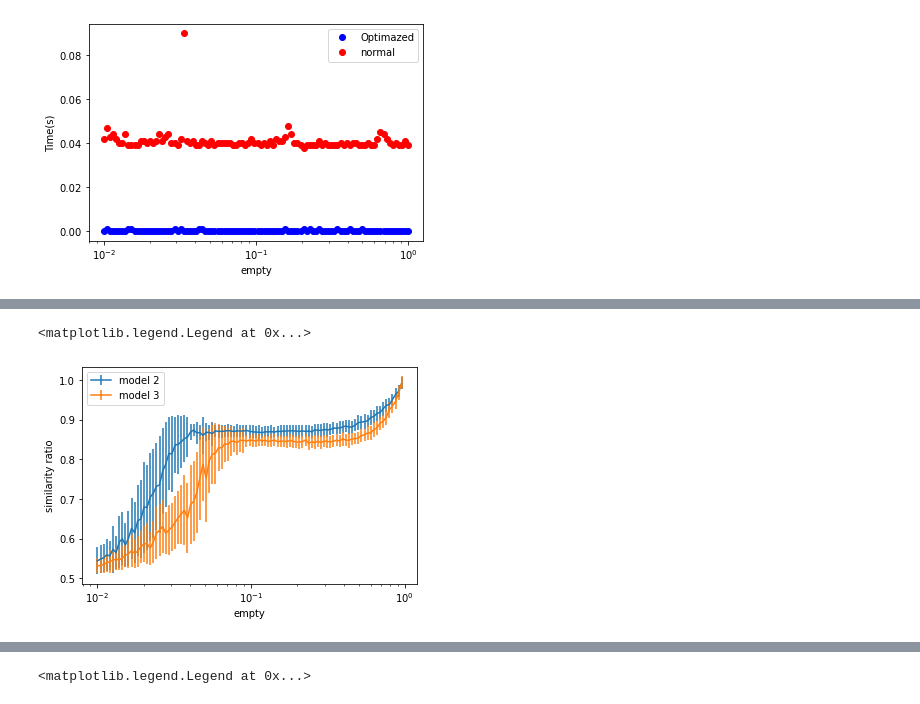
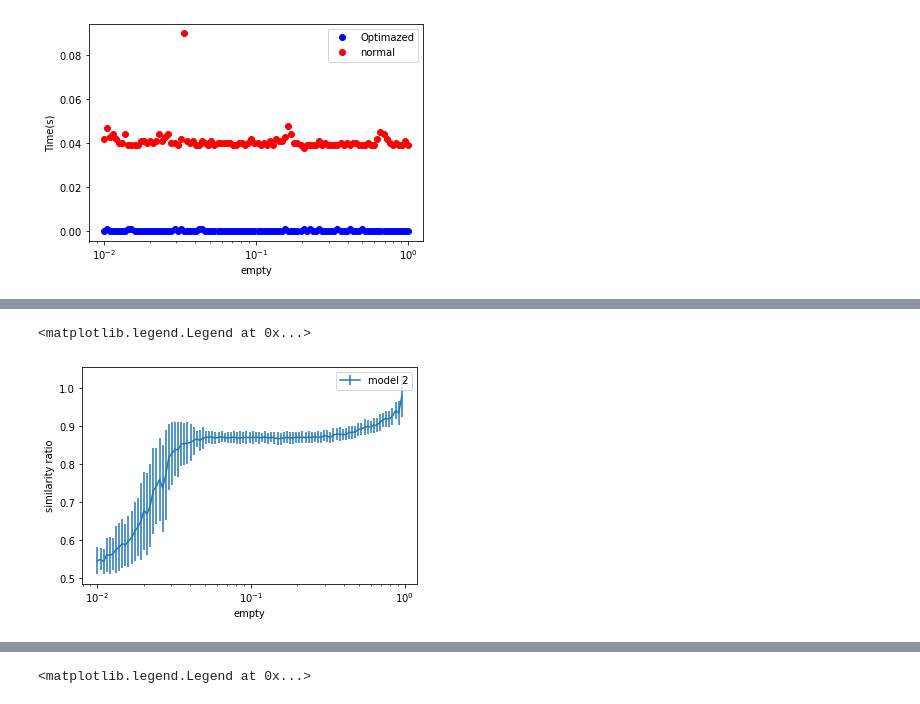
Before and after one commit to quimort/schellings-model, a Jupyter notebook: analisis.ipynb, the cells around one changed output, grey strips where cells are left out. Drawn from its saved outputs; the diff is of its cells as text; code cells hidden in the pictures.

```diff
--- a/analisis.ipynb
+++ b/analisis.ipynb
@@ -86,13 +86,13 @@ plt.legend()
 # %%
 plt.errorbar(df2.index,df2['similarity ratio final'],yerr=deviation2['similarity ratio final'],label="model 2")
-plt.errorbar(df3.index,df3['similarity ratio final'],yerr=deviation3['similarity ratio final'],label="model 3")
+#plt.errorbar(df3.index,df3['similarity ratio final'],yerr=deviation3['similarity ratio final'],label="model 3")
 plt.xlabel("empty")
 plt.ylabel("similarity ratio")
 plt.xscale('log')
 plt.legend()
 # %% [output]
 <matplotlib.legend.Legend at 0x...>
-[figure, old version]
+[figure, new version]
 # %%
 plt.errorbar(df2.index,df2['mean dissatisfaction final'],yerr=deviation2['mean dissatisfaction final'],label="model 2")
 plt.errorbar(df3.index,df3['mean dissatisfaction final'],yerr=deviation3['mean dissatisfaction final'],label="model 3")
```
Also changed, not shown: parts of 4 cells of this notebook, 9 other files.
